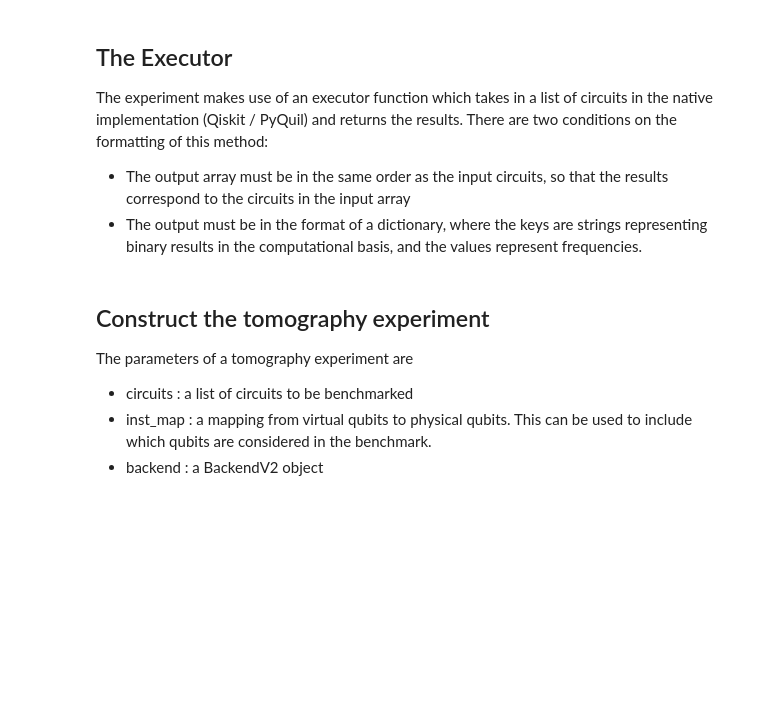
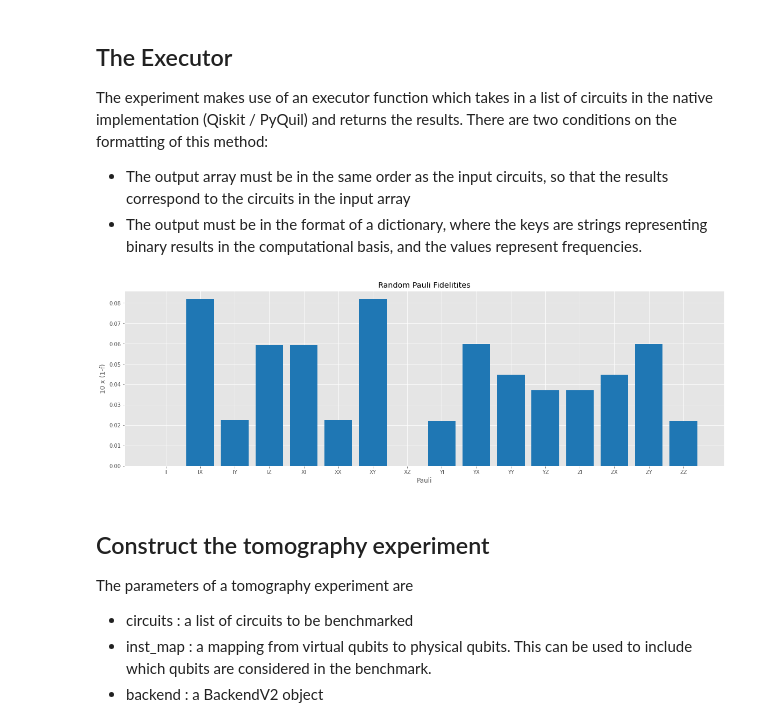
Before and after one commit to benmcdonough20/AutomatedPERTools, a Jupyter notebook: tutorial_notebooks/pauli_lindblad_per/ProcedureOverview.ipynb, the cells around one changed output. Cells and saved outputs as stored; diff of their text form; code cells hidden in the pictures; blank space fills up the shorter version.

```diff
--- a/tutorial_notebooks/pauli_lindblad_per/ProcedureOverview.ipynb
+++ b/tutorial_notebooks/pauli_lindblad_per/ProcedureOverview.ipynb
@@ -43,10 +39,35 @@ q_2: ──────────┤ X ├
 The experiment makes use of an executor function which takes in a list of circuits in the native implementation (Qiskit / PyQuil) and returns the results. There are two conditions on the formatting of this method:
 - The output array must be in the same order as the input circuits, so that the results correspond to the circuits in the input array
 - The output must be in the format of a dictionary, where the keys are strings representing binary results in the computational basis, and the values represent frequencies.
-# %%
-def executor(circuits):
-    return backend.run(circuits, shots = 250).result().get_counts()
-    #return Aer.get_backend("qasm_simulator").run(circuits).result().get_counts()
+# %%
+from qiskit.quantum_info import pauli_basis, Pauli, PTM
+from qiskit.providers.aer.noise import NoiseModel, pauli_error
+from random import random, choices
+
+num = 4  #number of errors
+errorops = choices(pauli_basis(2, pauli_list = True), k=num) #choose random pauli errors
+errorprobs = [random()*.1/num for op in errorops] #assign random probabilities
+#create normalized error model
+twoqubit_error = pauli_error([(op, p) for op,p in zip(errorops, errorprobs)]+[(Pauli("II"), 1-sum(errorprobs))])
+noise_model = NoiseModel()
+#add error model to two-qubit gates.
+noise_model.add_all_qubit_quantum_error(twoqubit_error, ['cx','cz'])
+
+real_errors = {}
+transfer_matrix = PTM(twoqubit_error.to_quantumchannel()).data
+for i,pauli in enumerate(pauli_basis(2, pauli_list = True)):
+    real_errors[pauli] = transfer_matrix[i][i]
+    plt.bar(pauli.to_label(), (1-transfer_matrix[i][i]).real, color="tab:blue")
+
+plt.title("Random Pauli Fidelitites")
+plt.xlabel("Pauli")
+plt.ylabel("10 x (1-f)")
+
+
+def executor(circuits):
+    return Aer.get_backend("qasm_simulator").run(circuits, noise_model = noise_model, shots = 500).result().get_counts()
+# %% [output]
+[figure, added]
 # %% [markdown]
 ## Construct the tomography experiment
 The parameters of a tomography experiment are
```
Also changed, not shown: parts of 24 cells of this notebook, 14 other files.
